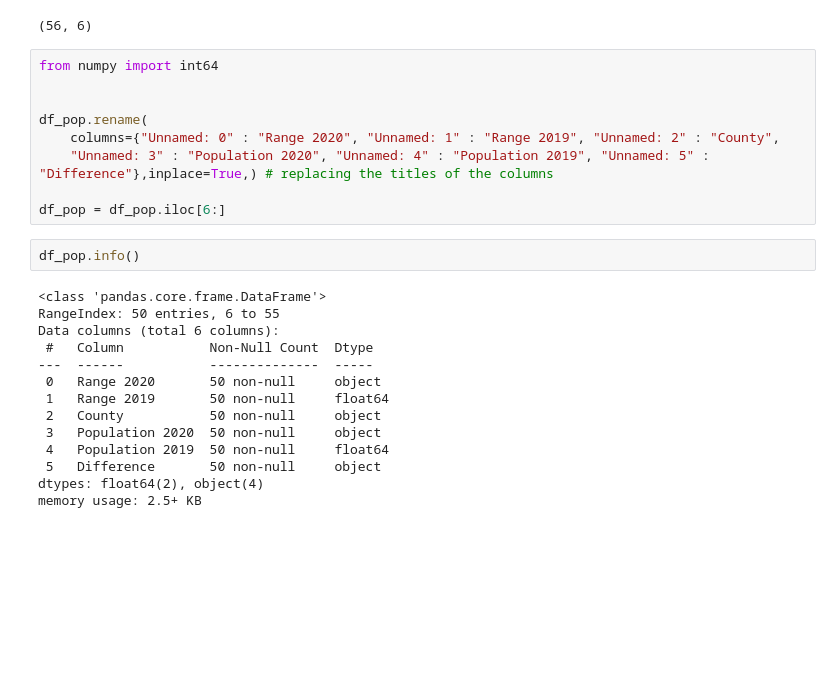
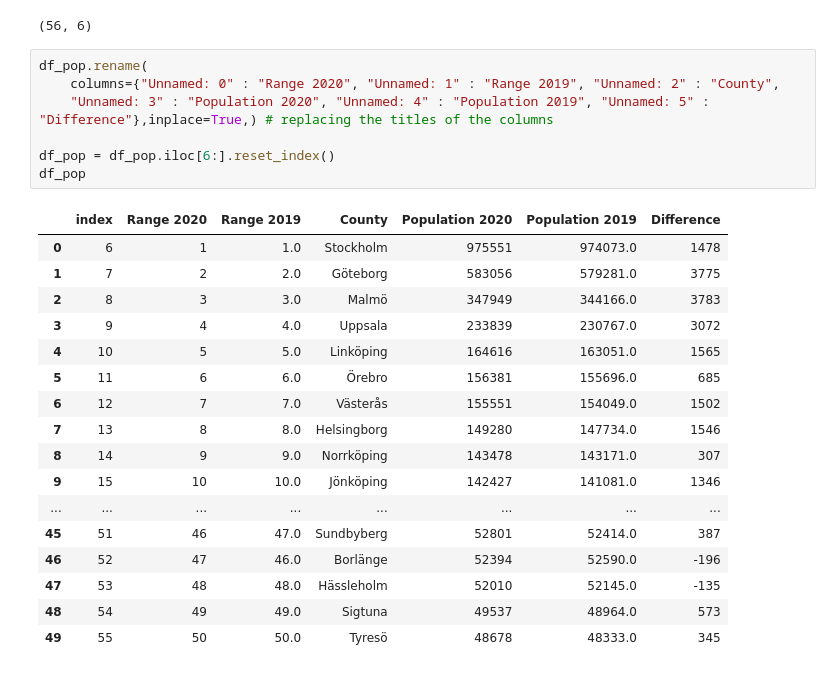
Before and after one commit to SCGlass/Data-Processing-Sam-Glass, a Jupyter notebook: Exercises/E00-Panda_fundamentals.ipynb, the cells around one changed output. Cells and saved outputs as stored; diff of their text form; blank space fills up the shorter version.

```diff
--- a/Exercises/E00-Panda_fundamentals.ipynb
+++ b/Exercises/E00-Panda_fundamentals.ipynb
@@ -277,30 +278,30 @@ df_pop.shape
 # %% [output]
 (56, 6)
 # %%
-from numpy import int64
-
-
 df_pop.rename(
     columns={"Unnamed: 0" : "Range 2020", "Unnamed: 1" : "Range 2019", "Unnamed: 2" : "County",
     "Unnamed: 3" : "Population 2020", "Unnamed: 4" : "Population 2019", "Unnamed: 5" : "Difference"},inplace=True,) # replacing the titles of the columns
 
-df_pop = df_pop.iloc[6:]
+df_pop = df_pop.iloc[6:].reset_index()
+df_pop
+# %% [output]
+|  | index | Range 2020 | Range 2019 | County | Population 2020 | Population 2019 | Difference |
+| 0 | 6 | 1 | 1.0 | Stockholm | 975551 | 974073.0 | 1478 |
+| 1 | 7 | 2 | 2.0 | Göteborg | 583056 | 579281.0 | 3775 |
+| 2 | 8 | 3 | 3.0 | Malmö | 347949 | 344166.0 | 3783 |
+| 3 | 9 | 4 | 4.0 | Uppsala | 233839 | 230767.0 | 3072 |
+| 4 | 10 | 5 | 5.0 | Linköping | 164616 | 163051.0 | 1565 |
+| 5 | 11 | 6 | 6.0 | Örebro | 156381 | 155696.0 | 685 |
+| 6 | 12 | 7 | 7.0 | Västerås | 155551 | 154049.0 | 1502 |
+| 7 | 13 | 8 | 8.0 | Helsingborg | 149280 | 147734.0 | 1546 |
+| 8 | 14 | 9 | 9.0 | Norrköping | 143478 | 143171.0 | 307 |
+| 9 | 15 | 10 | 10.0 | Jönköping | 142427 | 141081.0 | 1346 |
+| ... | ... | ... | ... | ... | ... | ... | ... |
+| 45 | 51 | 46 | 47.0 | Sundbyberg | 52801 | 52414.0 | 387 |
+| 46 | 52 | 47 | 46.0 | Borlänge | 52394 | 52590.0 | -196 |
+| 47 | 53 | 48 | 48.0 | Hässleholm | 52010 | 52145.0 | -135 |
+| 48 | 54 | 49 | 49.0 | Sigtuna | 49537 | 48964.0 | 573 |
+| 49 | 55 | 50 | 50.0 | Tyresö | 48678 | 48333.0 | 345 |
-# %%
-df_pop.info()
-# %% [output]
-<class 'pandas.core.frame.DataFrame'>
-RangeIndex: 50 entries, 6 to 55
-Data columns (total 6 columns):
- #   Column           Non-Null Count  Dtype
----  ------           --------------  -----
- 0   Range 2020       50 non-null     object
- 1   Range 2019       50 non-null     float64
- 2   County           50 non-null     object
- 3   Population 2020  50 non-null     object
- 4   Population 2019  50 non-null     float64
- 5   Difference       50 non-null     object
-dtypes: float64(2), object(4)
-memory usage: 2.5+ KB
 # %%
 df_pop.head()
 # %% [output]
```
Also changed, not shown: parts of 5 cells of this notebook.
